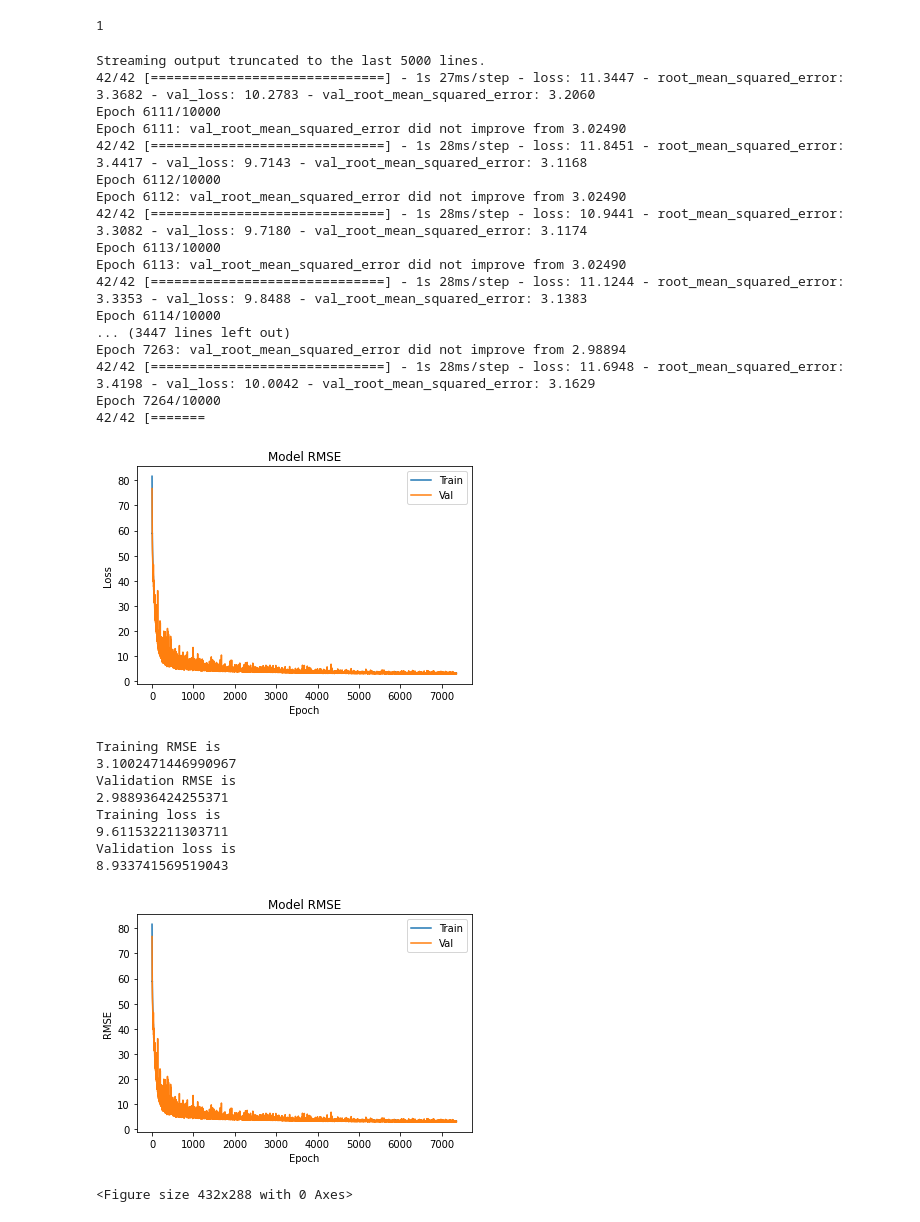
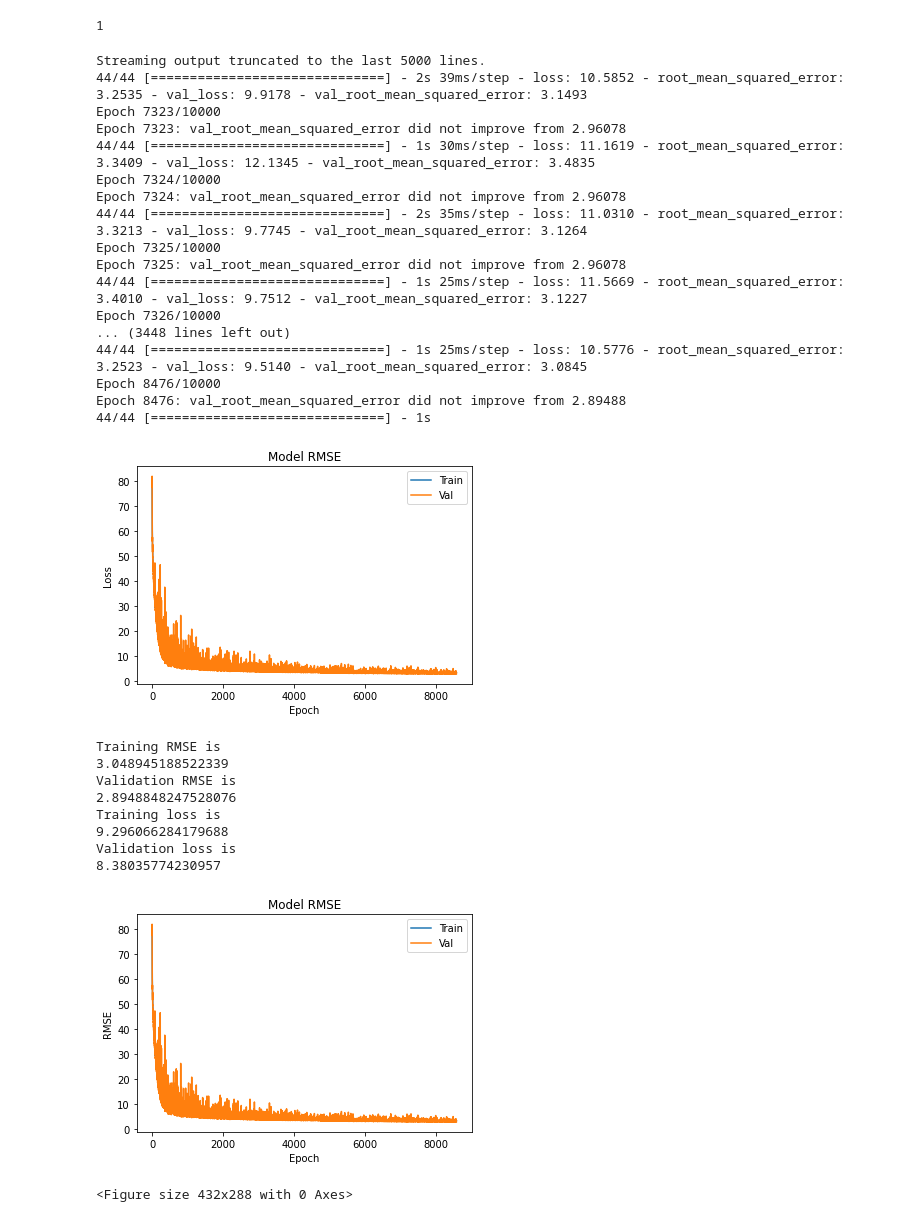
Before and after one commit to Swayamprakashpatel/Sol_ME, a Jupyter notebook: Sol_ME_LogP_MolWt.ipynb, the cells around one changed output. Saved outputs shown, nothing was run; the diff lists cells and outputs as text; code cells hidden in the pictures.

```diff
--- a/Sol_ME_LogP_MolWt.ipynb
+++ b/Sol_ME_LogP_MolWt.ipynb
@@ -7,7 +7,7 @@ import pandas as pd
 import numpy as np
 import io
 #df = pd.read_csv('/content/drive/My Drive/DE.csv', low_memory=False,)
-url = '/content/Data_FP_10.csv'
+url = '/content/Data_FP_11.csv'
 df = pd.read_csv(url, low_memory=False,) # Run for labeled data
 
 #df.fillna('&',inplace=True)
@@ -106,57 +106,57 @@ model = tf.keras.Sequential([
                              #tf.keras.layers.Dense(1762, activation='relu'),
                              tf.keras.layers.Dense(output_nodes, activation ='relu')])
 
-model.compile(optimizer=tf.keras.optimizers.Adadelta(learning_rate = 0.3), loss=tf.keras.losses.MeanSquaredError(), metrics=[tf.keras.metrics.RootMeanSquaredError()])
+model.compile(optimizer=tf.keras.optimizers.Adadelta(learning_rate = 0.2), loss=tf.keras.losses.MeanSquaredError(), metrics=[tf.keras.metrics.RootMeanSquaredError()])
 hist = model.fit(X, Y, epochs= 10000, callbacks=[checkpoint],validation_data=(X, Y), batch_size= None)
 model.evaluate(X_test, Y_test)
 
 # Error Graph
 
 plt.plot(hist.history['root_mean_squared_error'])
 plt.plot(hist.history['val_root_mean_squared_error'])
 plt.title('Model RMSE')
 plt.ylabel('Loss')
 plt.xlabel('Epoch')
 plt.legend(['Train', 'Val'], loc='upper right')
 plt.show()
 
 
 train_acc = min(hist.history['root_mean_squared_error'])
 val_acc = min(hist.history['val_root_mean_squared_error'])
 train_loss = min(hist.history['loss'])
 val_loss = min(hist.history['val_loss'])
 print('Training RMSE is')
 print(train_acc)
 print('Validation RMSE is')
 print(val_acc)
 print('Training loss is')
 print(train_loss)
 print('Validation loss is')
 print(val_loss)
 # %% [output]
 Streaming output truncated to the last 5000 lines.
-42/42 [==============================] - 1s 27ms/step - loss: 11.3447 - root_mean_squared_error: 3.3682 - val_loss: 10.2783 - val_root_mean_squared_error: 3.2060
-Epoch 6111/10000
-Epoch 6111: val_root_mean_squared_error did not improve from 3.02490
-42/42 [==============================] - 1s 28ms/step - loss: 11.8451 - root_mean_squared_error: 3.4417 - val_loss: 9.7143 - val_root_mean_squared_error: 3.1168
-Epoch 6112/10000
-Epoch 6112: val_root_mean_squared_error did not improve from 3.02490
-42/42 [==============================] - 1s 28ms/step - loss: 10.9441 - root_mean_squared_error: 3.3082 - val_loss: 9.7180 - val_root_mean_squared_error: 3.1174
-Epoch 6113/10000
-Epoch 6113: val_root_mean_squared_error did not improve from 3.02490
-42/42 [==============================] - 1s 28ms/step - loss: 11.1244 - root_mean_squared_error: 3.3353 - val_loss: 9.8488 - val_root_mean_squared_error: 3.1383
-Epoch 6114/10000
-... (3447 lines left out)
-Epoch 7263: val_root_mean_squared_error did not improve from 2.98894
-42/42 [==============================] - 1s 28ms/step - loss: 11.6948 - root_mean_squared_error: 3.4198 - val_loss: 10.0042 - val_root_mean_squared_error: 3.1629
-Epoch 7264/10000
-42/42 [=======
+44/44 [==============================] - 2s 39ms/step - loss: 10.5852 - root_mean_squared_error: 3.2535 - val_loss: 9.9178 - val_root_mean_squared_error: 3.1493
+Epoch 7323/10000
+Epoch 7323: val_root_mean_squared_error did not improve from 2.96078
+44/44 [==============================] - 1s 30ms/step - loss: 11.1619 - root_mean_squared_error: 3.3409 - val_loss: 12.1345 - val_root_mean_squared_error: 3.4835
+Epoch 7324/10000
+Epoch 7324: val_root_mean_squared_error did not improve from 2.96078
+44/44 [==============================] - 2s 35ms/step - loss: 11.0310 - root_mean_squared_error: 3.3213 - val_loss: 9.7745 - val_root_mean_squared_error: 3.1264
+Epoch 7325/10000
+Epoch 7325: val_root_mean_squared_error did not improve from 2.96078
+44/44 [==============================] - 1s 25ms/step - loss: 11.5669 - root_mean_squared_error: 3.4010 - val_loss: 9.7512 - val_root_mean_squared_error: 3.1227
+Epoch 7326/10000
+... (3448 lines left out)
+44/44 [==============================] - 1s 25ms/step - loss: 10.5776 - root_mean_squared_error: 3.2523 - val_loss: 9.5140 - val_root_mean_squared_error: 3.0845
+Epoch 8476/10000
+Epoch 8476: val_root_mean_squared_error did not improve from 2.89488
+44/44 [==============================] - 1s
-[figure, old version]
+[figure, new version]
 Training RMSE is
-3.1002471446990967
+3.048945188522339
 Validation RMSE is
-2.988936424255371
+2.8948848247528076
 Training loss is
-9.611532211303711
+9.296066284179688
 Validation loss is
-8.933741569519043
+8.38035774230957
@@ -170,7 +172,7 @@ plt.legend(['Train', 'Val'], loc='upper right')
 plt.show()
 plt.savefig('Training.svg', dpi = 600)
 # %% [output]
-[figure, old version]
+[figure, new version]
 <Figure size 432x288 with 0 Axes>
 # %%
 from sklearn.metrics import r2_score
```
Also changed, not shown: parts of 6 cells of this notebook.
